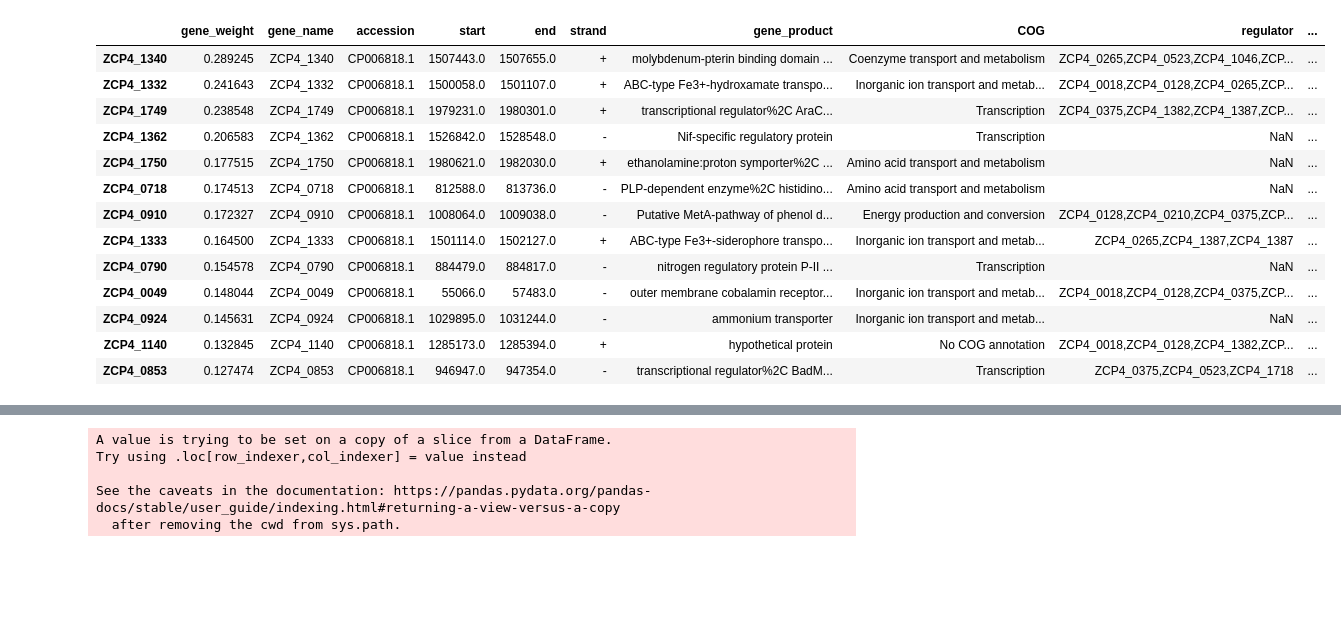
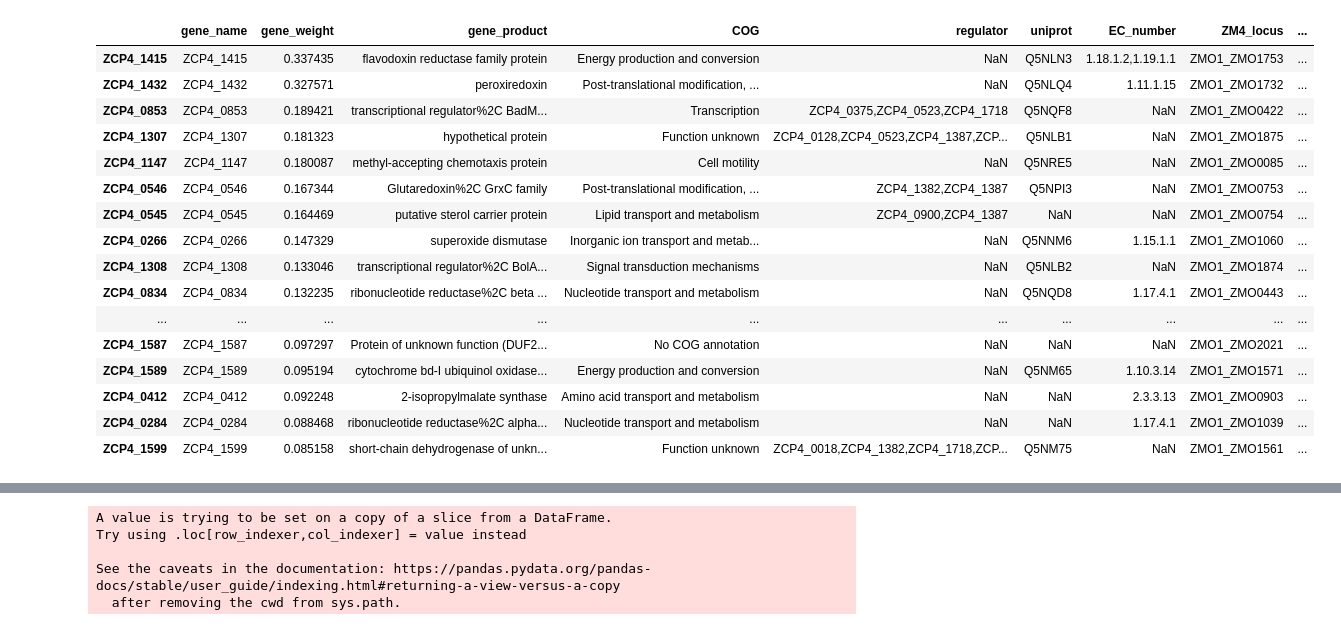
Before and after one commit to cristalzucsd/iModulonMiner, a Jupyter notebook: 5_characterize_iModulons/7_comparing_iModulons.ipynb, the cells around one changed output, grey strips where cells are left out. Saved outputs shown, nothing was run; the diff lists cells and outputs as text; code cells hidden in the pictures; blank space fills up the shorter version.

```diff
--- a/5_characterize_iModulons/7_comparing_iModulons.ipynb
+++ b/5_characterize_iModulons/7_comparing_iModulons.ipynb
@@ -94,0 +85,4 @@ df.loc[keep]
+# %%
+pd.set_option('display.max_columns', None)
+df = ica_data.gene_table
+df[['0957' in str(val) for val in df.ZM4_locus]]
@@ -95,4 +92,10 @@ df.loc[keep]
 # %%
-iM1 = 'glycolysis_and_ATP_synthase'
-iM2 = 'ethanol_fermentation'
+# display settings
+iM1 = 'oxidation_response'
+iM2 = 'ETC_and_MEP'
+category = 'study'
+impt_cols = ['gene_name', 'gene_weight', 'gene_product',
+       'COG', 'regulator', 'uniprot', 'EC_number',
+       'ZM4_locus', 'aerobic_essential', 'anaerobic_essential',
+       'chromosome_id']
 # %%
@@ -103,19 +106,22 @@ plt.show()
 # %%
 pd.set_option('display.max_colwidth', None)  # Set to None for unlimited width
-ica_data.view_imodulon(iM1).sort_values(by = 'gene_weight', key = abs, ascending = False)
+ica_data.view_imodulon(iM1)[impt_cols].sort_values(by = 'gene_weight', key = abs, ascending = False)
 # %% [output]
-|  | gene_weight | gene_name | accession | start | end | strand | gene_product | COG | regulator | ... |
-| ZCP4_1340 | 0.289245 | ZCP4_1340 | CP006818.1 | 1507443.0 | 1507655.0 | + | molybdenum-pterin binding domain ... | Coenzyme transport and metabolism | ZCP4_0265,ZCP4_0523,ZCP4_1046,ZCP... | ... |
-| ZCP4_1332 | 0.241643 | ZCP4_1332 | CP006818.1 | 1500058.0 | 1501107.0 | + | ABC-type Fe3+-hydroxamate transpo... | Inorganic ion transport and metab... | ZCP4_0018,ZCP4_0128,ZCP4_0265,ZCP... | ... |
-| ZCP4_1749 | 0.238548 | ZCP4_1749 | CP006818.1 | 1979231.0 | 1980301.0 | + | transcriptional regulator%2C AraC... | Transcription | ZCP4_0375,ZCP4_1382,ZCP4_1387,ZCP... | ... |
-| ZCP4_1362 | 0.206583 | ZCP4_1362 | CP006818.1 | 1526842.0 | 1528548.0 | - | Nif-specific regulatory protein | Transcription | NaN | ... |
-| ZCP4_1750 | 0.177515 | ZCP4_1750 | CP006818.1 | 1980621.0 | 1982030.0 | + | ethanolamine:proton symporter%2C ... | Amino acid transport and metabolism | NaN | ... |
-| ZCP4_0718 | 0.174513 | ZCP4_0718 | CP006818.1 | 812588.0 | 813736.0 | - | PLP-dependent enzyme%2C histidino... | Amino acid transport and metabolism | NaN | ... |
-| ZCP4_0910 | 0.172327 | ZCP4_0910 | CP006818.1 | 1008064.0 | 1009038.0 | - | Putative MetA-pathway of phenol d... | Energy production and conversion | ZCP4_0128,ZCP4_0210,ZCP4_0375,ZCP... | ... |
-| ZCP4_1333 | 0.164500 | ZCP4_1333 | CP006818.1 | 1501114.0 | 1502127.0 | + | ABC-type Fe3+-siderophore transpo... | Inorganic ion transport and metab... | ZCP4_0265,ZCP4_1387,ZCP4_1387 | ... |
-| ZCP4_0790 | 0.154578 | ZCP4_0790 | CP006818.1 | 884479.0 | 884817.0 | - | nitrogen regulatory protein P-II ... | Transcription | NaN | ... |
-| ZCP4_0049 | 0.148044 | ZCP4_0049 | CP006818.1 | 55066.0 | 57483.0 | - | outer membrane cobalamin receptor... | Inorganic ion transport and metab... | ZCP4_0018,ZCP4_0128,ZCP4_0375,ZCP... | ... |
-| ZCP4_0924 | 0.145631 | ZCP4_0924 | CP006818.1 | 1029895.0 | 1031244.0 | - | ammonium transporter | Inorganic ion transport and metab... | NaN | ... |
-| ZCP4_1140 | 0.132845 | ZCP4_1140 | CP006818.1 | 1285173.0 | 1285394.0 | + | hypothetical protein | No COG annotation | ZCP4_0018,ZCP4_0128,ZCP4_1382,ZCP... | ... |
-| ZCP4_0853 | 0.127474 | ZCP4_0853 | CP006818.1 | 946947.0 | 947354.0 | - | transcriptional regulator%2C BadM... | Transcription | ZCP4_0375,ZCP4_0523,ZCP4_1718 | ... |
+|  | gene_name | gene_weight | gene_product | COG | regulator | uniprot | EC_number | ZM4_locus | ... |
+| ZCP4_1415 | ZCP4_1415 | 0.337435 | flavodoxin reductase family protein | Energy production and conversion | NaN | Q5NLN3 | 1.18.1.2,1.19.1.1 | ZMO1_ZMO1753 | ... |
+| ZCP4_1432 | ZCP4_1432 | 0.327571 | peroxiredoxin | Post-translational modification, ... | NaN | Q5NLQ4 | 1.11.1.15 | ZMO1_ZMO1732 | ... |
+| ZCP4_0853 | ZCP4_0853 | 0.189421 | transcriptional regulator%2C BadM... | Transcription | ZCP4_0375,ZCP4_0523,ZCP4_1718 | Q5NQF8 | NaN | ZMO1_ZMO0422 | ... |
+| ZCP4_1307 | ZCP4_1307 | 0.181323 | hypothetical protein | Function unknown | ZCP4_0128,ZCP4_0523,ZCP4_1387,ZCP... | Q5NLB1 | NaN | ZMO1_ZMO1875 | ... |
+| ZCP4_1147 | ZCP4_1147 | 0.180087 | methyl-accepting chemotaxis protein | Cell motility | NaN | Q5NRE5 | NaN | ZMO1_ZMO0085 | ... |
+| ZCP4_0546 | ZCP4_0546 | 0.167344 | Glutaredoxin%2C GrxC family | Post-translational modification, ... | ZCP4_1382,ZCP4_1387 | Q5NPI3 | NaN | ZMO1_ZMO0753 | ... |
+| ZCP4_0545 | ZCP4_0545 | 0.164469 | putative sterol carrier protein | Lipid transport and metabolism | ZCP4_0900,ZCP4_1387 | NaN | NaN | ZMO1_ZMO0754 | ... |
+| ZCP4_0266 | ZCP4_0266 | 0.147329 | superoxide dismutase | Inorganic ion transport and metab... | NaN | Q5NNM6 | 1.15.1.1 | ZMO1_ZMO1060 | ... |
+| ZCP4_1308 | ZCP4_1308 | 0.133046 | transcriptional regulator%2C BolA... | Signal transduction mechanisms | NaN | Q5NLB2 | NaN | ZMO1_ZMO1874 | ... |
+| ZCP4_0834 | ZCP4_0834 | 0.132235 | ribonucleotide reductase%2C beta ... | Nucleotide transport and metabolism | NaN | Q5NQD8 | 1.17.4.1 | ZMO1_ZMO0443 | ... |
+| ... | ... | ... | ... | ... | ... | ... | ... | ... | ... |
+| ZCP4_1587 | ZCP4_1587 | 0.097297 | Protein of unknown function (DUF2... | No COG annotation | NaN | NaN | NaN | ZMO1_ZMO2021 | ... |
+| ZCP4_1589 | ZCP4_1589 | 0.095194 | cytochrome bd-I ubiquinol oxidase... | Energy production and conversion | NaN | Q5NM65 | 1.10.3.14 | ZMO1_ZMO1571 | ... |
+| ZCP4_0412 | ZCP4_0412 | 0.092248 | 2-isopropylmalate synthase | Amino acid transport and metabolism | NaN | NaN | 2.3.3.13 | ZMO1_ZMO0903 | ... |
+| ZCP4_0284 | ZCP4_0284 | 0.088468 | ribonucleotide reductase%2C alpha... | Nucleotide transport and metabolism | NaN | NaN | 1.17.4.1 | ZMO1_ZMO1039 | ... |
+| ZCP4_1599 | ZCP4_1599 | 0.085158 | short-chain dehydrogenase of unkn... | Function unknown | ZCP4_0018,ZCP4_1382,ZCP4_1718,ZCP... | Q5NM75 | NaN | ZMO1_ZMO1561 | ... |
 # %%
```
Also changed, not shown: parts of 4 cells of this notebook, 17 other files.
